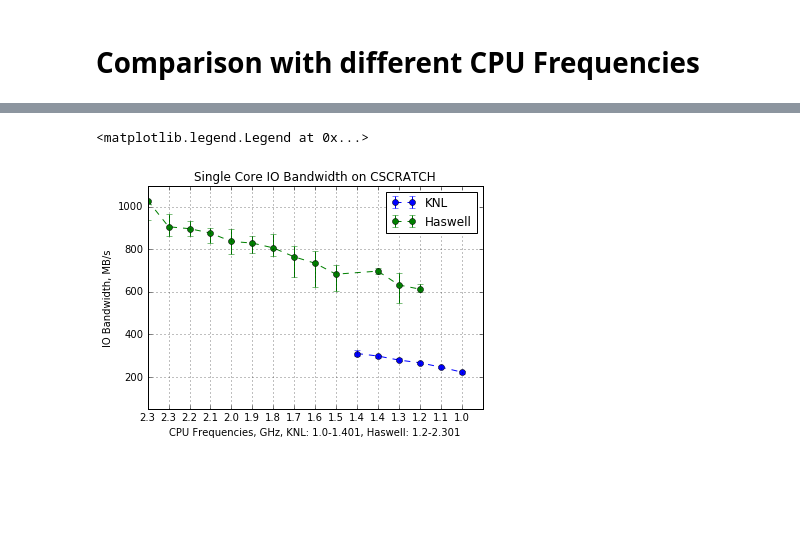
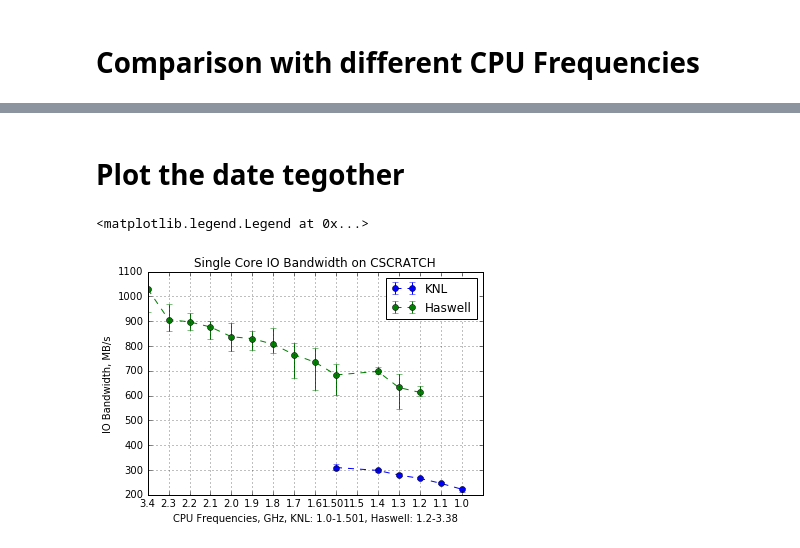
Before and after one commit to NERSC/heterogeneous-IO, a Jupyter notebook: cpu/plot/hio.ipynb, the cells around one changed output, grey strips where cells are left out. Cells and saved outputs as stored; diff of their text form; code cells hidden in the pictures; blank space fills up the shorter version.

```diff
--- a/cpu/plot/hio.ipynb
+++ b/cpu/plot/hio.ipynb
@@ -31,0 +270,9 @@ has_cpu1 =[i/1000000 for i in has_cpu1]
+# %%
+df_has_mean=pd.to_numeric(df_has.groupby(df_has.index / 3).mean()['io'])
+df_has_max=pd.to_numeric(df_has.groupby(df_has.index / 3).max()['io'])
+df_has_min=pd.to_numeric(df_has.groupby(df_has.index / 3).min()['io'])
+df_knl_mean=pd.to_numeric(df_knl.groupby(df_knl.index / 3).mean()['io'])
+df_knl_max=pd.to_numeric(df_knl.groupby(df_knl.index / 3).max()['io'])
+df_knl_min=pd.to_numeric(df_knl.groupby(df_knl.index / 3).min()['io'])
+# %% [markdown]
+# Plot the date tegother
@@ -32,31 +284,22 @@ has_cpu1 =[i/1000000 for i in has_cpu1]
 # %%
-import matplotlib.pyplot as plt
-%matplotlib inline
-all_cpu=[2.3010000000000002, 2.2999999999999998, 2.2000000000000002,
+all_cpu=[3.38, 2.2999999999999998, 2.2000000000000002,
          2.1000000000000001, 2.0, 1.8999999999999999,
-         1.8, 1.7, 1.6000000000000001, 1.5, 1.401,
+         1.8, 1.7, 1.6000000000000001, 1.501, 1.50,
          1.3999999999999999, 1.3, 1.2,1.1000000000000001, 1.0]
 has_x=[0,1,2,3,4,5,6,7,8,9,11,12,13]
-knl_x=[10,11,12,13,14,15]
-has_labels=["{0:.1f}".format(x) for x in has_cpu1]
-knl_labels=["{0:.1f}".format(x) for x in knl_cpu1]
-#plt.xticks(has_x,has_labels)
-
-plt.errorbar(knl_x,knl_io_avg, [knl_io_avg-knl_io_min, knl_io_max-knl_io_avg], fmt='--o', label="KNL")
-
-plt.errorbar(has_x,has_io_avg, [has_io_avg-has_io_min, has_io_max-has_io_avg], fmt='--o', label="Haswell")
-
+knl_x=[9,11,12,13,14,15]
+plt.errorbar(knl_x,df_knl_mean, [df_knl_mean-df_knl_min, df_knl_max-df_knl_mean], fmt='--o', label="KNL")
+plt.errorbar(has_x,df_has_mean, [df_has_mean-df_has_min, df_has_max-df_has_mean], fmt='--o', label="Haswell")
 #plt.xticks(knl_x,knl_labels)
 all_labels=["{0:.1f}".format(x) for x in all_cpu]
-
+all_labels[9]=1.501
 plt.xticks(range(16),all_labels)
-plt.xlabel('CPU Frequencies, GHz, KNL: 1.0-1.401, Haswell: 1.2-2.301')
+plt.xlabel('CPU Frequencies, GHz, KNL: 1.0-1.501, Haswell: 1.2-3.38')
 plt.ylabel('IO Bandwidth, MB/s')
 plt.title('Single Core IO Bandwidth on CSCRATCH')
-#plt.yscale('logit')
 plt.grid(True)
-plt.ylim(50,1100)
+plt.ylim(200,1100)
 plt.legend()
 # %% [output]
 <matplotlib.legend.Legend at 0x...>
-[figure, old version]
+[figure, new version]
```
Also changed, not shown: parts of 27 cells of this notebook, 3 other files.
